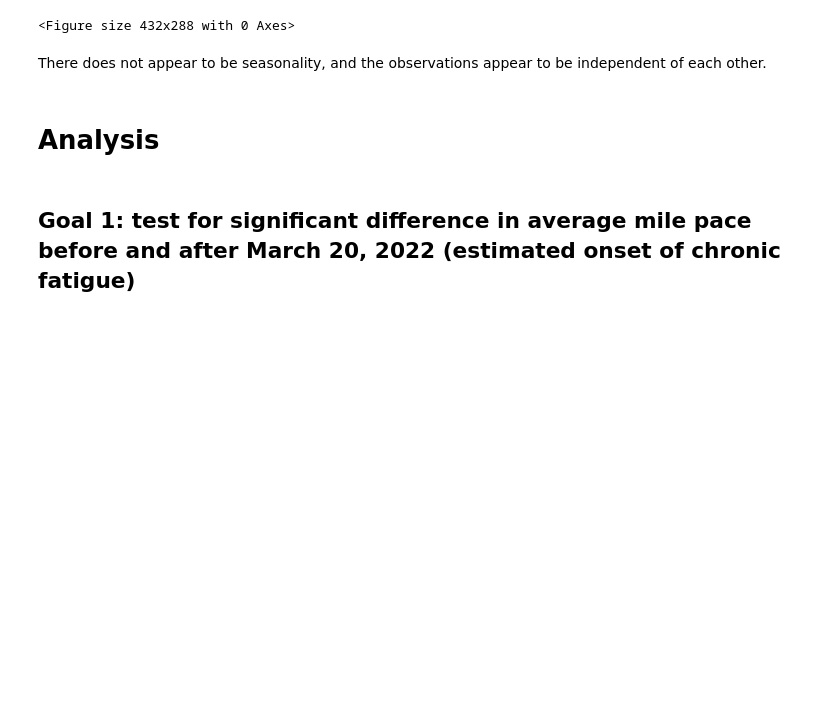
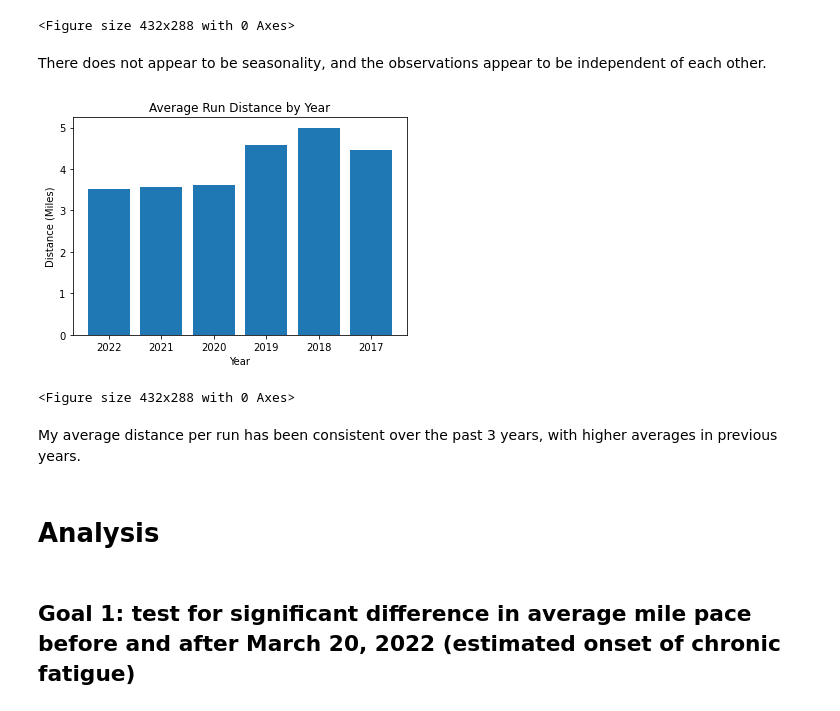
Before and after one commit to bethharvey/Inference-Final-Project, a Jupyter notebook: Inference Final Project.ipynb, the cells around one changed output. Saved outputs shown, nothing was run; the diff lists cells and outputs as text; code cells hidden in the pictures; blank space fills up the shorter version.

Commit message:
Added plot of average distance by year and started linear regression model

```diff
--- a/Inference Final Project.ipynb
+++ b/Inference Final Project.ipynb
@@ -238,6 +237,22 @@ plt.clf()
 <Figure size 432x288 with 0 Axes>
 # %% [markdown]
 There does not appear to be seasonality, and the observations appear to be independent of each other.
+# %%
+# Plot average run distance by year
+years = activities_all.year.unique()
+avg_dist = [(activities_all.distance[activities_all.year == i]).mean() for i in years]
+
+plt.bar(years, avg_dist)
+plt.title('Average Run Distance by Year')
+plt.xlabel('Year')
+plt.ylabel('Distance (Miles)')
+plt.show()
+plt.clf()
+# %% [output]
+[figure, added]
+<Figure size 432x288 with 0 Axes>
+# %% [markdown]
+My average distance per run has been consistent over the past 3 years, with higher averages in previous years.
 # %% [markdown]
 # Analysis
 # %% [markdown]
```
Also changed, not shown: parts of 5 cells of this notebook.
